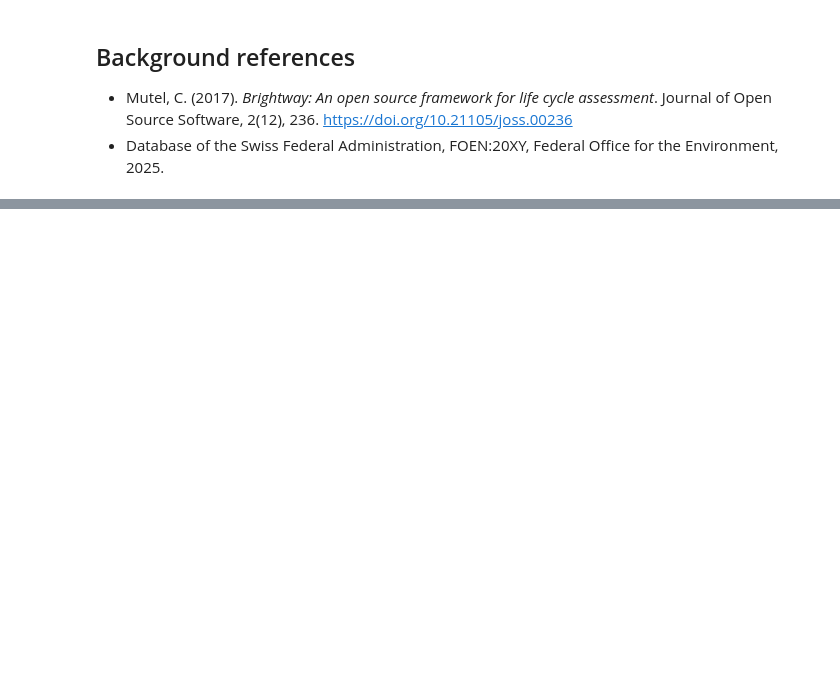
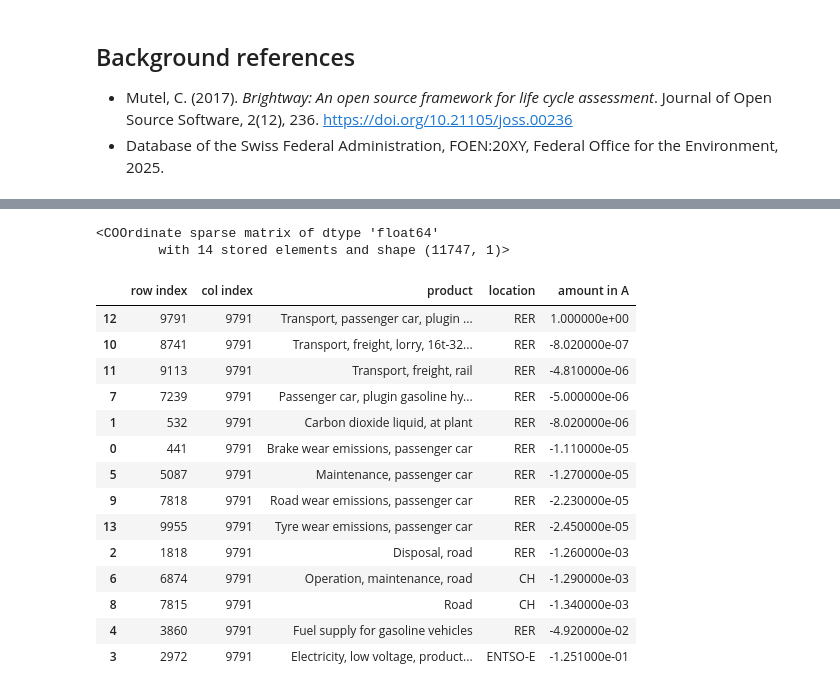
Before and after one commit to romainsacchi/barcelona-regionalized-lcia, a Jupyter notebook: tutorials/DAY 1/D1-04 First LCA from demand to score in Brightway.ipynb, the cells around one changed output, grey strips where cells are left out. Saved outputs shown, nothing was run; the diff lists cells and outputs as text; code cells hidden in the pictures; blank space fills up the shorter version.

```diff
--- a/tutorials/DAY 1/D1-04 First LCA from demand to score in Brightway.ipynb
+++ b/tutorials/DAY 1/D1-04 First LCA from demand to score in Brightway.ipynb
@@ -163,0 +509,4 @@ Choose one LCIA method that looks like a climate-change or global-warming indica
+# %%
+selected_activity = gasoline_car_candidates[0]
+
+pprint(selected_activity.as_dict())
@@ -247,0 +633,11 @@ After this notebook, you should now know how to:
+# %%
+preferred_method = ('EF v3.1', 'climate change', 'global warming potential (GWP100)')
+
+if preferred_method in bd.methods:
+    selected_method = preferred_method
+else:
+    climate_methods = [m for m in bd.methods if 'climate change' in ' | '.join(m).lower()]
+    selected_method = climate_methods[0] if climate_methods else next(iter(bd.methods))
+
+print('Selected method:', selected_method)
+print('Method unit:', bd.Method(selected_method).metadata.get('unit'))
@@ -247,0 +693,4 @@ After this notebook, you should now know how to:
+# %%
+# where is that demand in the demand vector?
+demand_index = int(np.flatnonzero(lca.demand_array)[0])
+demand_index
@@ -247,0 +835,43 @@ After this notebook, you should now know how to:
+# %%
+# Let's slice the technosphere matrix to fetch all the rows (products)
+# at the column corresponding to our gasoline car transport activity.
+technosphere_column = lca.technosphere_matrix[:, demand_index].tocoo()
+technosphere_column
+# %% [output]
+<COOrdinate sparse matrix of dtype 'float64'
+        with 14 stored elements and shape (11747, 1)>
+# %%
+# let's map those indices to product names and locations
+technosphere_view = pd.DataFrame(
+    [
+        {
+            'row index': row_idx,
+            'col index': demand_index,
+            'product': bd.get_node(id=rev_prod[row_idx])['name'],
+            'location': bd.get_node(id=rev_prod[row_idx]).get('location'),
+            'amount in A': amount,
+        }
+        for row_idx, amount in zip(technosphere_column.row, technosphere_column.data)
+    ]
+)
+
+technosphere_view.sort_values('amount in A', ascending=False)
+
+# notice how inputs are stored as negative entries in the technosphere/A matrix
+# except the outgoing/production exchange, which is positive and on the diagonal (where row index == col index)
+# %% [output]
+|  | row index | col index | product | location | amount in A |
+| 12 | 9791 | 9791 | Transport, passenger car, plugin ... | RER | 1.000000e+00 |
+| 10 | 8741 | 9791 | Transport, freight, lorry, 16t-32... | RER | -8.020000e-07 |
+| 11 | 9113 | 9791 | Transport, freight, rail | RER | -4.810000e-06 |
+| 7 | 7239 | 9791 | Passenger car, plugin gasoline hy... | RER | -5.000000e-06 |
+| 1 | 532 | 9791 | Carbon dioxide liquid, at plant | RER | -8.020000e-06 |
+| 0 | 441 | 9791 | Brake wear emissions, passenger car | RER | -1.110000e-05 |
+| 5 | 5087 | 9791 | Maintenance, passenger car | RER | -1.270000e-05 |
+| 9 | 7818 | 9791 | Road wear emissions, passenger car | RER | -2.230000e-05 |
+| 13 | 9955 | 9791 | Tyre wear emissions, passenger car | RER | -2.450000e-05 |
+| 2 | 1818 | 9791 | Disposal, road | RER | -1.260000e-03 |
+| 6 | 6874 | 9791 | Operation, maintenance, road | CH | -1.290000e-03 |
+| 8 | 7815 | 9791 | Road | CH | -1.340000e-03 |
+| 4 | 3860 | 9791 | Fuel supply for gasoline vehicles | RER | -4.920000e-02 |
+| 3 | 2972 | 9791 | Electricity, low voltage, product... | ENTSO-E | -1.251000e-01 |
```
Also changed, not shown: parts of 120 cells of this notebook, 32 other files.
